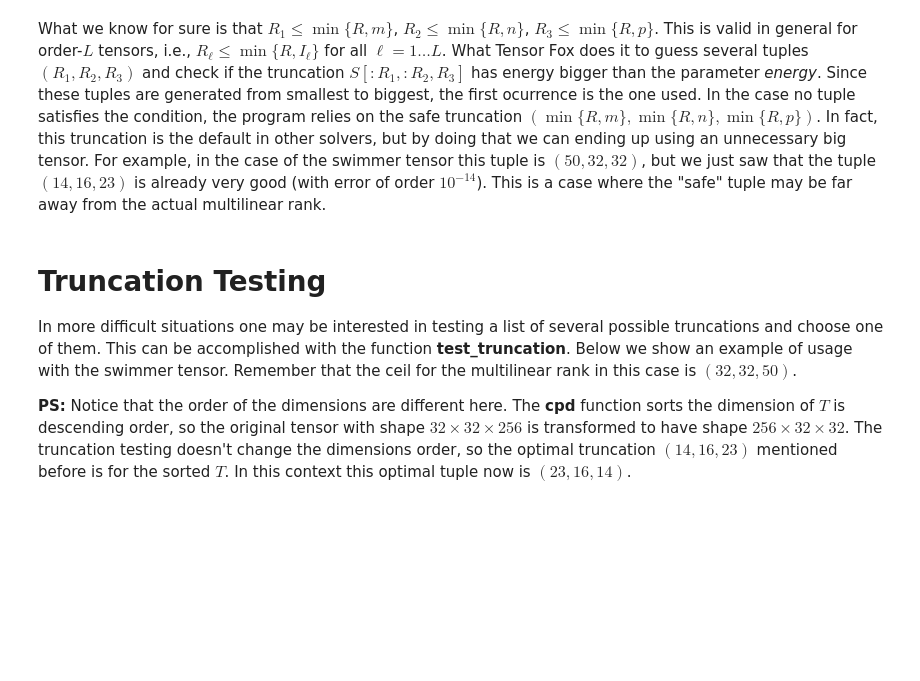
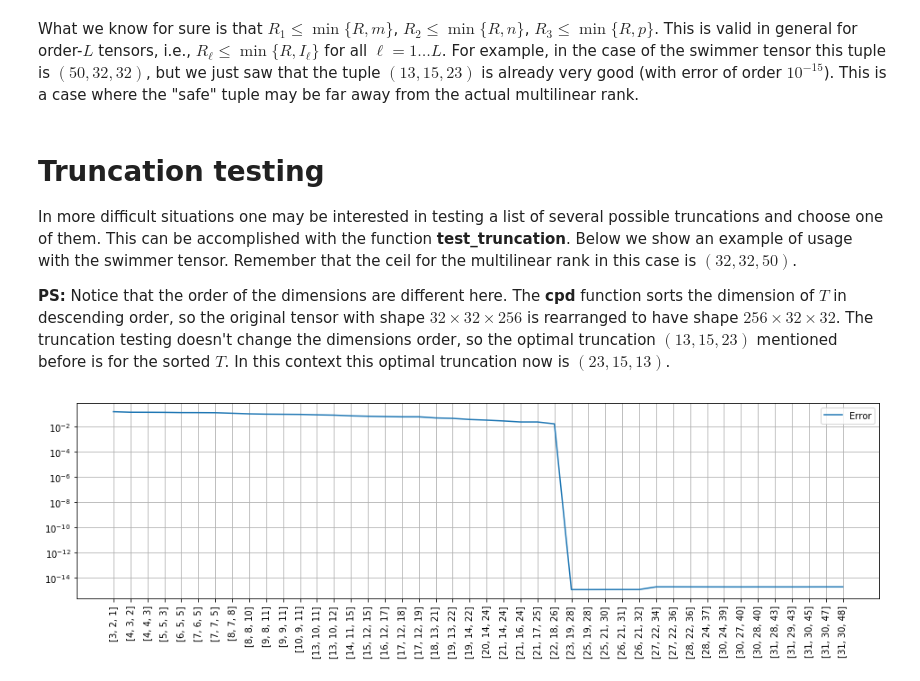
Before and after one commit to felipebottega/Tensor-Fox, a Jupyter notebook: tutorial/8-controlling_MLSVD_truncation.ipynb, the cells around one changed output. Saved outputs shown, nothing was run; the diff lists cells and outputs as text; code cells hidden in the pictures; blank space fills up the shorter version.

```diff
--- a/tutorial/8-controlling_MLSVD_truncation.ipynb
+++ b/tutorial/8-controlling_MLSVD_truncation.ipynb
@@ -43,22 +43,35 @@ Final results
 # %% [markdown]
-What we know for sure is that $R_1 \leq \min\{ R, m \}$, $R_2 \leq \min\{ R, n \}$, $R_3 \leq \min\{ R, p \}$. This is valid in general for order-$L$ tensors, i.e., $R_\ell \leq \min\{ R, I_\ell \}$ for all $\ell = 1 \ldots L$. What Tensor Fox does it to guess several tuples $(R_1, R_2, R_3)$ and check if the truncation $S[:R_1, :R_2, R_3]$ has energy bigger than the parameter *energy*. Since these tuples are generated from smallest to biggest, the first ocurrence is the one used. In the case no tuple satisfies the condition, the program relies on the safe truncation $(\min\{ R, m \}, \min\{ R, n \}, \min\{ R, p \})$. In fact, this truncation is the default in other solvers, but by doing that we can ending up using an unnecessary big tensor. For example, in the case of the swimmer tensor this tuple is $(50, 32, 32)$, but we just saw that the tuple $(14, 16, 23)$ is already very good (with error of order $10^{-14}$). This is a case where the "safe" tuple may be far away from the actual multilinear rank.
+What we know for sure is that $R_1 \leq \min\{ R, m \}$, $R_2 \leq \min\{ R, n \}$, $R_3 \leq \min\{ R, p \}$. This is valid in general for order-$L$ tensors, i.e., $R_\ell \leq \min\{ R, I_\ell \}$ for all $\ell = 1 \ldots L$. For example, in the case of the swimmer tensor this tuple is $(50, 32, 32)$, but we just saw that the tuple $(13, 15, 23)$ is already very good (with error of order $10^{-15}$). This is a case where the "safe" tuple may be far away from the actual multilinear rank.
 # %% [markdown]
-# Truncation Testing
+# Truncation testing
 
 In more difficult situations one may be interested in testing a list of several possible truncations and choose one of them. This can be accomplished with the function **test_truncation**. Below we show an example of usage with the swimmer tensor. Remember that the ceil for the multilinear rank in this case is $(32, 32, 50)$.
 
-**PS:** Notice that the order of the dimensions are different here. The **cpd** function sorts the dimension of $T$ is descending order, so the original tensor with shape $32 \times 32 \times 256$ is transformed to have shape $256 \times 32 \times 32$. The truncation testing doesn't change the dimensions order, so the optimal truncation $(14, 16, 23)$ mentioned before is for the sorted $T$. In this context this optimal tuple now is $(23, 16, 14)$.
+**PS:** Notice that the order of the dimensions are different here. The **cpd** function sorts the dimension of $T$ in descending order, so the original tensor with shape $32 \times 32 \times 256$ is rearranged to have shape $256 \times 32 \times 32$. The truncation testing doesn't change the dimensions order, so the optimal truncation $(13, 15, 23)$ mentioned before is for the sorted $T$. In this context this optimal truncation now is $(23, 15, 13)$.
 # %%
 # List random of truncations in ascending order.
-N = 30
+N = 50
 R1_max, R2_max, R3_max = 32, 32, 50
 R1_list = np.random.randint(1, R1_max, size=N)
 R1_list = np.sort(R1_list)
 R2_list = np.random.randint(1, R2_max, size=N)
 R2_list = np.sort(R2_list)
 R3_list = np.random.randint(1, R3_max, size=N)
 R3_list = np.sort(R3_list)
 trunc_list = [[R1_list[i], R2_list[i], R3_list[i]] for i in range(N)]
 
 # Start the tests.
-trunc_energy, trunc_error = tfx.cmpr.test_truncation(T, Tsize, trunc_list, compute_error=True, display=False)
+trunc_error = tfx.cmpr.test_truncation(T, R, trunc_list, display=False)
+
+# Now we plot the evolution of the energy and the corresponding errors.
+trunc_str = [str(trunc_list[i]) for i in range(N)]
+
+plt.figure(figsize=[16, 4])
+plt.plot(trunc_str, trunc_error, label='Error')
+plt.yscale('log')
+plt.xticks(rotation=90)
+plt.legend()
+plt.grid()
+plt.show()
+# %% [output]
+[figure, added]
```
Also changed, not shown: parts of 14 cells of this notebook, 8 other files.
